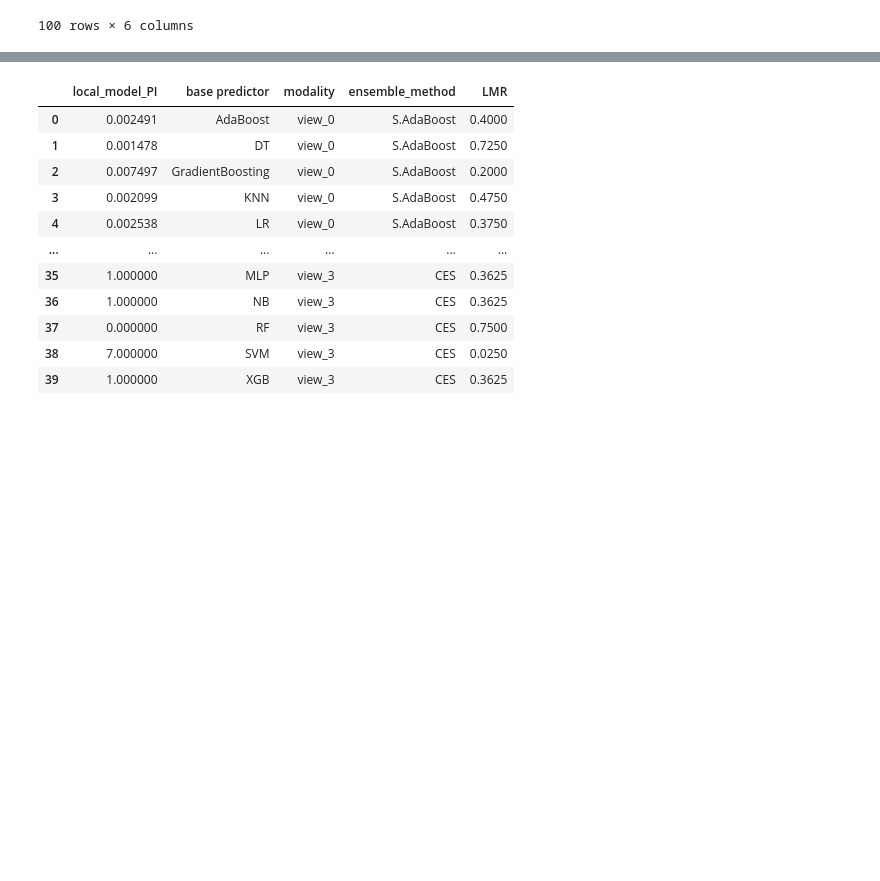
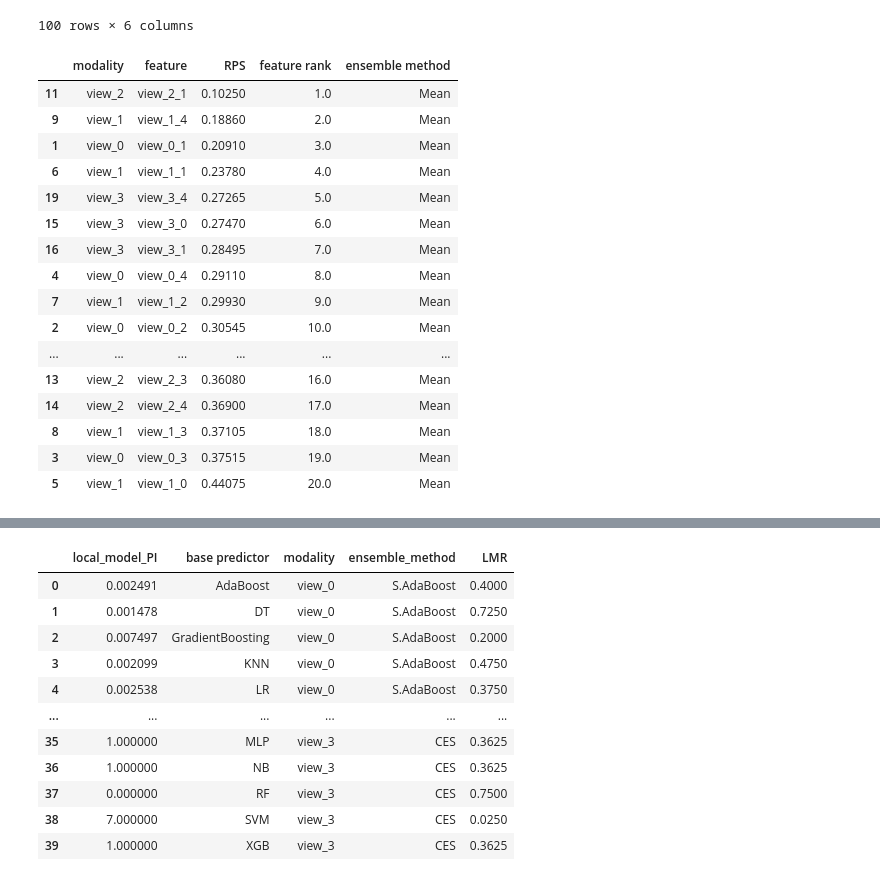
Before and after one commit to GauravPandeyLab/eipy, a Jupyter notebook: interpretation_demo.ipynb, the cells around one changed output, grey strips where cells are left out. Drawn from its saved outputs; the diff is of its cells as text; code cells hidden in the pictures; blank space fills up the shorter version.

```diff
--- a/interpretation_demo.ipynb
+++ b/interpretation_demo.ipynb
@@ -145,3 +167,23 @@ EI_int.LFRs.loc[EI_int.LFRs['base predictor']=='Perceptron']
 | 3 | 0.0 | view_3_3 | Perceptron | view_3 | 0.6 | 4 |
 | 4 | 0.0 | view_3_4 | Perceptron | view_3 | 0.6 | 4 |
 100 rows × 6 columns
+# %%
+EI_int.ensemble_feature_ranking['Mean']
+# %% [output]
+|  | modality | feature | RPS | feature rank | ensemble method |
+| 11 | view_2 | view_2_1 | 0.10250 | 1.0 | Mean |
+| 9 | view_1 | view_1_4 | 0.18860 | 2.0 | Mean |
+| 1 | view_0 | view_0_1 | 0.20910 | 3.0 | Mean |
+| 6 | view_1 | view_1_1 | 0.23780 | 4.0 | Mean |
+| 19 | view_3 | view_3_4 | 0.27265 | 5.0 | Mean |
+| 15 | view_3 | view_3_0 | 0.27470 | 6.0 | Mean |
+| 16 | view_3 | view_3_1 | 0.28495 | 7.0 | Mean |
+| 4 | view_0 | view_0_4 | 0.29110 | 8.0 | Mean |
+| 7 | view_1 | view_1_2 | 0.29930 | 9.0 | Mean |
+| 2 | view_0 | view_0_2 | 0.30545 | 10.0 | Mean |
+| ... | ... | ... | ... | ... | ... |
+| 13 | view_2 | view_2_3 | 0.36080 | 16.0 | Mean |
+| 14 | view_2 | view_2_4 | 0.36900 | 17.0 | Mean |
+| 8 | view_1 | view_1_3 | 0.37105 | 18.0 | Mean |
+| 3 | view_0 | view_0_3 | 0.37515 | 19.0 | Mean |
+| 5 | view_1 | view_1_0 | 0.44075 | 20.0 | Mean |
```
Also changed, not shown: parts of 7 cells of this notebook, 4 other files.
